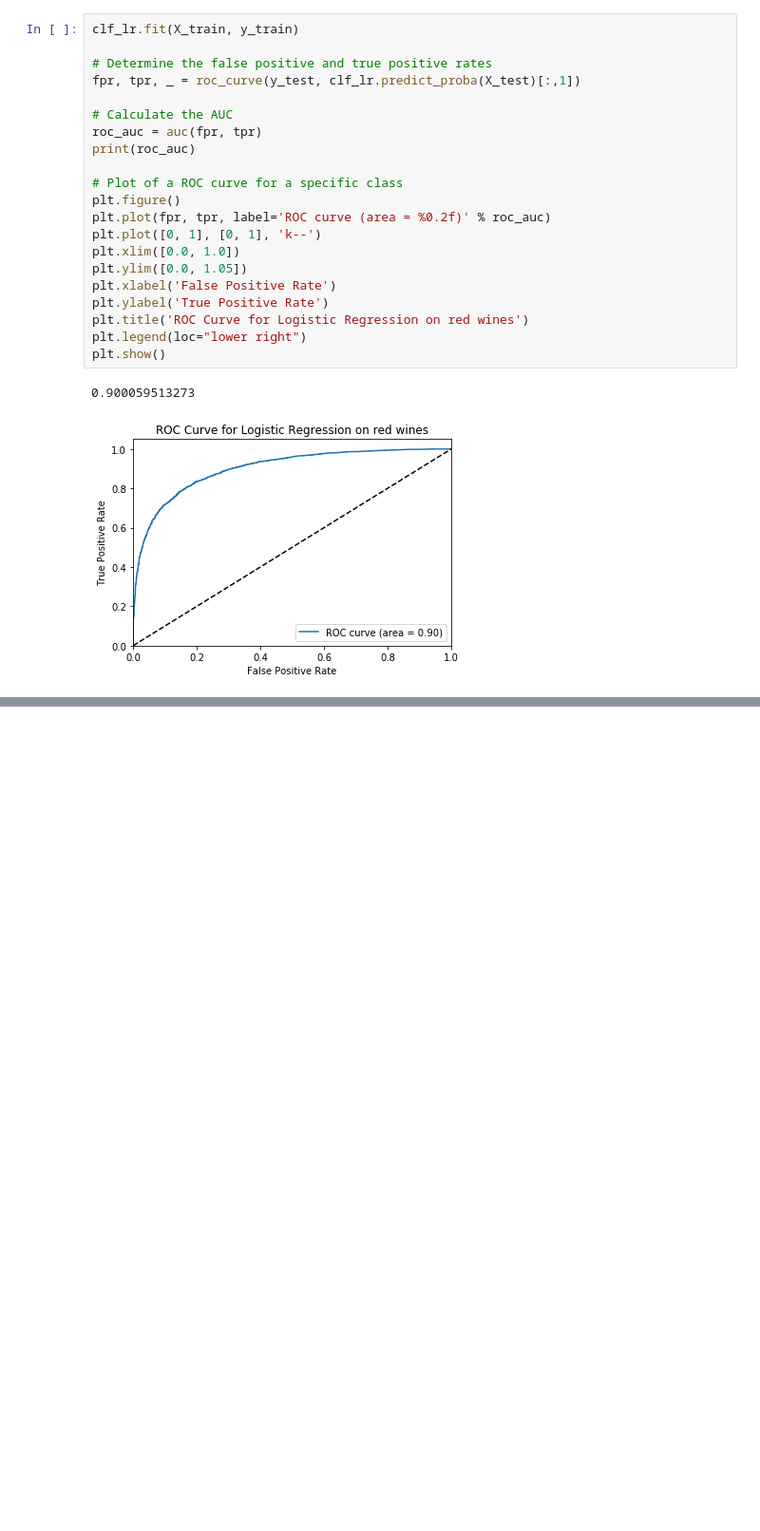
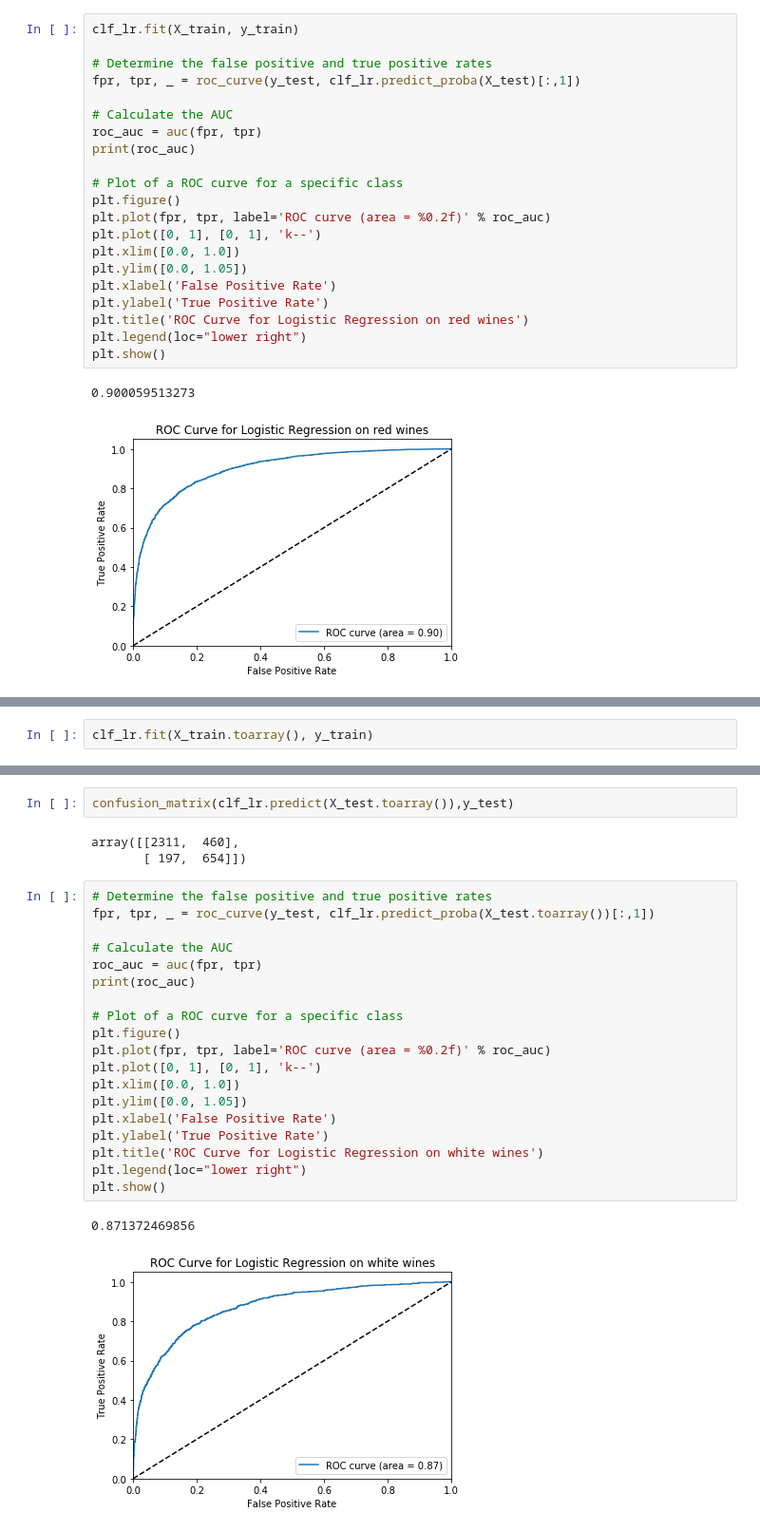
Before and after one commit to pavlafuxova/TFM, a Jupyter notebook: bag_of_words_classifier.ipynb, the cells around one changed output, grey strips where cells are left out. Shown: that part at 95% size. Cells and saved outputs as stored; diff of their text form; blank space fills up the shorter version.

```diff
--- a/bag_of_words_classifier.ipynb
+++ b/bag_of_words_classifier.ipynb
@@ -548,0 +637,2 @@ plt.show()
+# %%
+clf_lr.fit(X_train.toarray(), y_train)
@@ -548,0 +656,27 @@ plt.show()
+# %%
+confusion_matrix(clf_lr.predict(X_test.toarray()),y_test)
+# %% [output]
+array([[2311,  460],
+       [ 197,  654]])
+# %%
+# Determine the false positive and true positive rates
+fpr, tpr, _ = roc_curve(y_test, clf_lr.predict_proba(X_test.toarray())[:,1])
+
+# Calculate the AUC
+roc_auc = auc(fpr, tpr)
+print(roc_auc)
+
+# Plot of a ROC curve for a specific class
+plt.figure()
+plt.plot(fpr, tpr, label='ROC curve (area = %0.2f)' % roc_auc)
+plt.plot([0, 1], [0, 1], 'k--')
+plt.xlim([0.0, 1.0])
+plt.ylim([0.0, 1.05])
+plt.xlabel('False Positive Rate')
+plt.ylabel('True Positive Rate')
+plt.title('ROC Curve for Logistic Regression on white wines')
+plt.legend(loc="lower right")
+plt.show()
+# %% [output]
+0.871372469856
+[figure, added]
```
Also changed, not shown: parts of 11 cells of this notebook.
